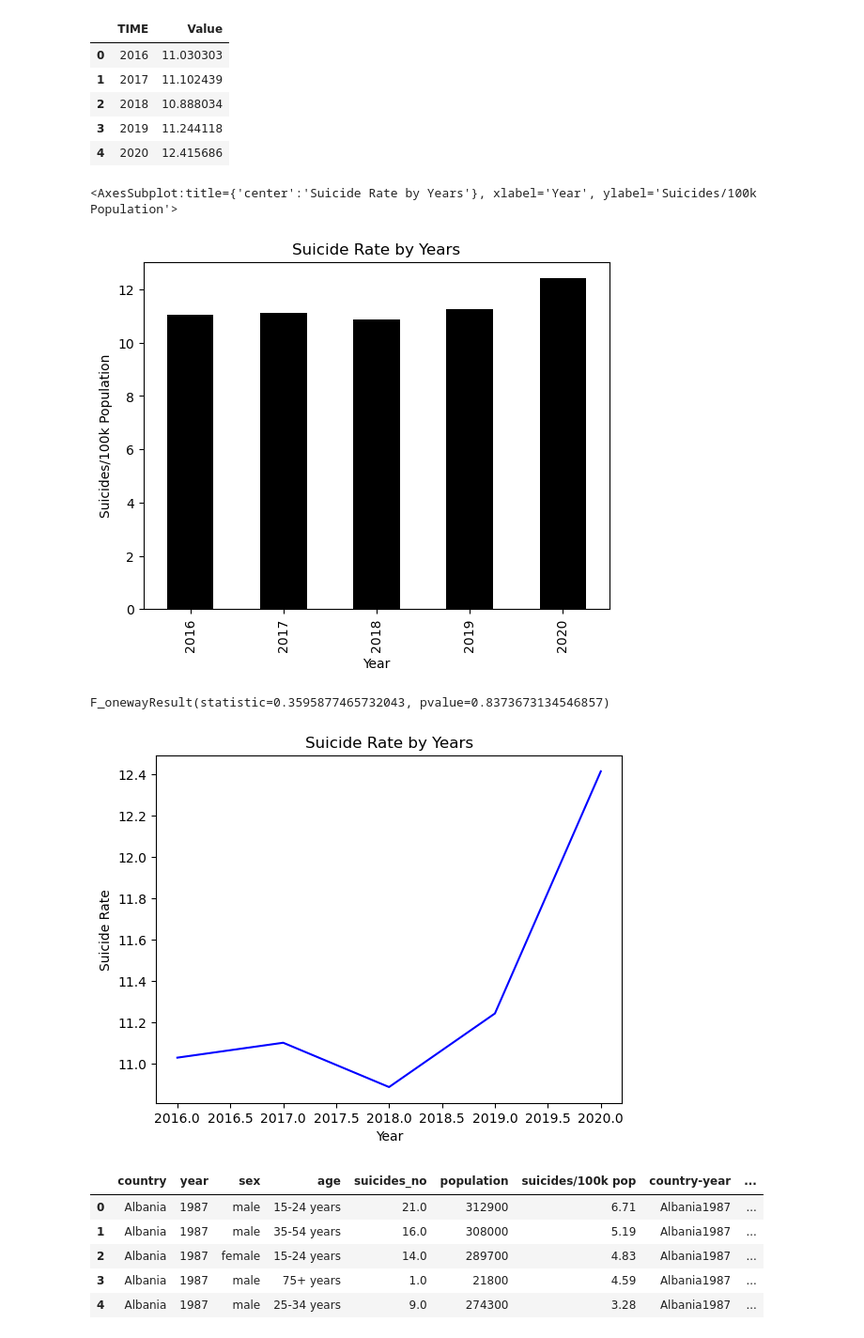
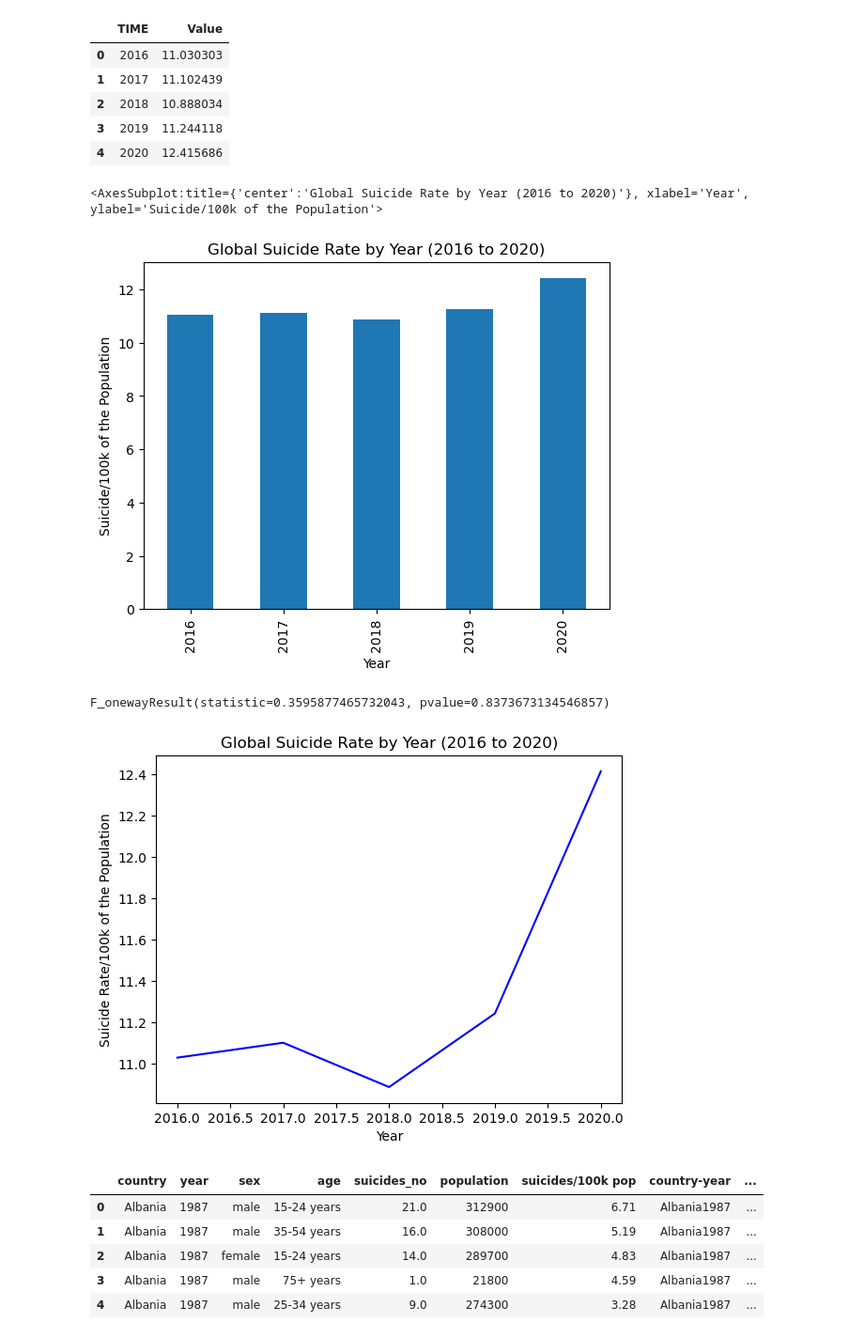
Before and after one commit to BirundhaVaratharajan/Project-1, a Jupyter notebook: Covid_on_Suicidalrate_Proj_1.ipynb, the cells around one changed output. Shown: that part at 94% size. Saved outputs shown, nothing was run; the diff lists cells and outputs as text; code cells hidden in the pictures.

Commit message:
Edited charts, titles and labels

```diff
--- a/Covid_on_Suicidalrate_Proj_1.ipynb
+++ b/Covid_on_Suicidalrate_Proj_1.ipynb
@@ -102,22 +102,22 @@ df2
 | 4 | 2020 | 12.415686 |
 # %%
 
-plot = group_by_1.plot(kind="bar", color = "black", align = "center")
+plot = group_by_1.plot(kind="bar", align = "center")
 plt.xlabel("Year")
-plt.ylabel("Suicides/100k Population")
-plt.title("Suicide Rate by Years")
+plt.ylabel("Suicide/100k of the Population")
+plt.title("Global Suicide Rate by Year (2016 to 2020)")
 
 plot
 # %% [output]
-<AxesSubplot:title={'center':'Suicide Rate by Years'}, xlabel='Year', ylabel='Suicides/100k Population'>
+<AxesSubplot:title={'center':'Global Suicide Rate by Year (2016 to 2020)'}, xlabel='Year', ylabel='Suicide/100k of the Population'>
-[figure, old version]
+[figure, new version]
 # %%
 
 
 plt.plot(group_by_df, color = "b")
 plt.xlabel("Year")
-plt.ylabel("Suicide Rate")
-plt.title("Suicide Rate by Years")
+plt.ylabel("Suicide Rate/100k of the Population")
+plt.title("Global Suicide Rate by Year (2016 to 2020)")
 
 group0 = narrow_1[narrow_1["TIME"] == 2016]["Value"]
 group1 = narrow_1[narrow_1["TIME"] == 2017]["Value"]
@@ -127,7 +127,7 @@ group4 = narrow_1[narrow_1["TIME"] == 2020]["Value"]
 stats.f_oneway(group0, group1, group2, group3, group4)
 # %% [output]
 F_onewayResult(statistic=0.3595877465732043, pvalue=0.8373673134546857)
-[figure, old version]
+[figure, new version]
 # %%
 master.head()
 # %% [output]
```
Also changed, not shown: parts of 4 cells of this notebook, 2 other files.
